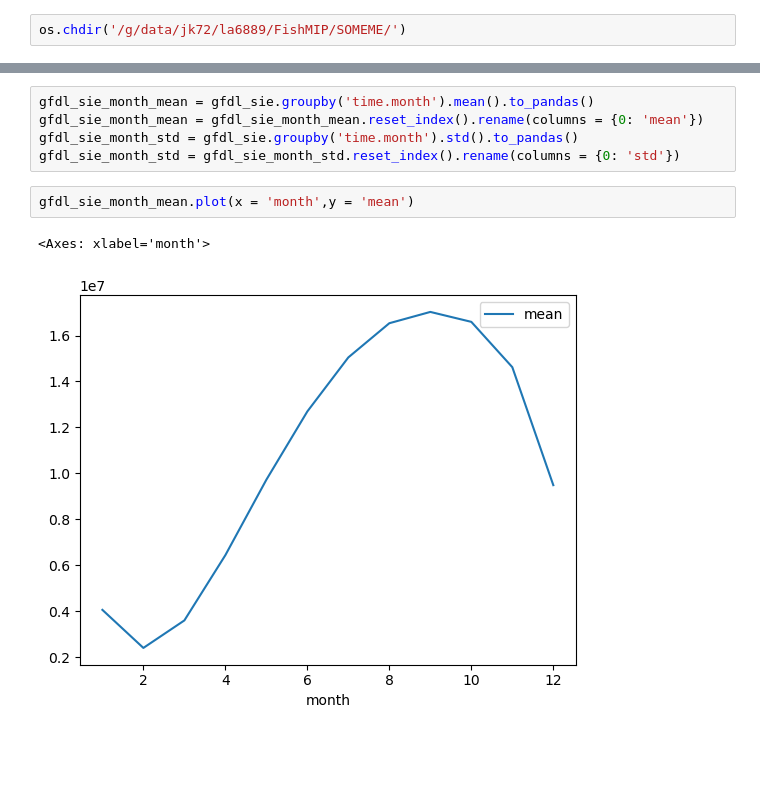
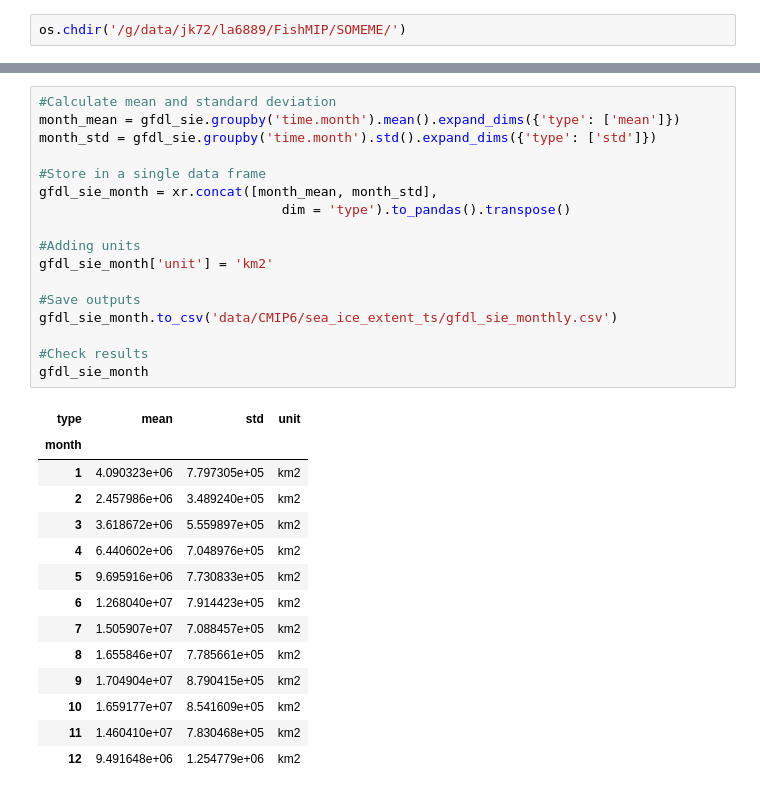
Before and after one commit to Fish-MIP/SOMEME, a Jupyter notebook: scripts/Comparing_sea-ice-extent_obs_models.ipynb, the cells around one changed output, grey strips where cells are left out. Saved outputs shown, nothing was run; the diff lists cells and outputs as text; blank space fills up the shorter version.

```diff
--- a/scripts/Comparing_sea-ice-extent_obs_models.ipynb
+++ b/scripts/Comparing_sea-ice-extent_obs_models.ipynb
@@ -47,11 +47,33 @@ gfdl_sie = gfdl_sie.sum(('lat', 'lon'))
 # %%
-gfdl_sie_month_mean = gfdl_sie.groupby('time.month').mean().to_pandas()
-gfdl_sie_month_mean = gfdl_sie_month_mean.reset_index().rename(columns = {0: 'mean'})
-gfdl_sie_month_std = gfdl_sie.groupby('time.month').std().to_pandas()
-gfdl_sie_month_std = gfdl_sie_month_std.reset_index().rename(columns = {0: 'std'})
+#Calculate mean and standard deviation
+month_mean = gfdl_sie.groupby('time.month').mean().expand_dims({'type': ['mean']})
+month_std = gfdl_sie.groupby('time.month').std().expand_dims({'type': ['std']})
+
+#Store in a single data frame
+gfdl_sie_month = xr.concat([month_mean, month_std],
+                               dim = 'type').to_pandas().transpose()
+
+#Adding units
+gfdl_sie_month['unit'] = 'km2'
+
+#Save outputs
+gfdl_sie_month.to_csv('data/CMIP6/sea_ice_extent_ts/gfdl_sie_monthly.csv')
+
+#Check results
+gfdl_sie_month
+# %% [output]
+| type | mean | std | unit |
+| month |  |  |  |
+| 1 | 4.090323e+06 | 7.797305e+05 | km2 |
+| 2 | 2.457986e+06 | 3.489240e+05 | km2 |
+| 3 | 3.618672e+06 | 5.559897e+05 | km2 |
+| 4 | 6.440602e+06 | 7.048976e+05 | km2 |
+| 5 | 9.695916e+06 | 7.730833e+05 | km2 |
+| 6 | 1.268040e+07 | 7.914423e+05 | km2 |
+| 7 | 1.505907e+07 | 7.088457e+05 | km2 |
+| 8 | 1.655846e+07 | 7.785661e+05 | km2 |
+| 9 | 1.704904e+07 | 8.790415e+05 | km2 |
+| 10 | 1.659177e+07 | 8.541609e+05 | km2 |
+| 11 | 1.460410e+07 | 7.830468e+05 | km2 |
+| 12 | 9.491648e+06 | 1.254779e+06 | km2 |
-# %%
-gfdl_sie_month_mean.plot(x = 'month',y = 'mean')
-# %% [output]
-<Axes: xlabel='month'>
-[figure, removed]
 # %% [markdown]
```
Also changed, not shown: parts of 10 cells of this notebook, 1 other file.
